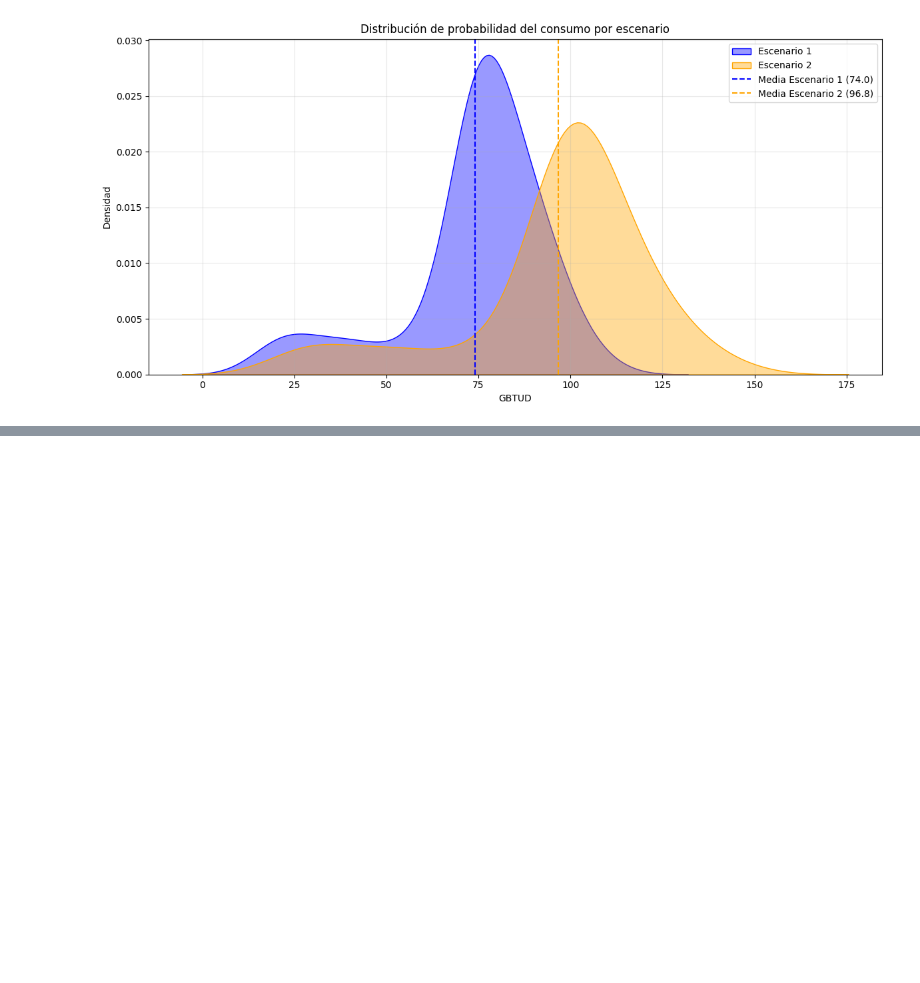
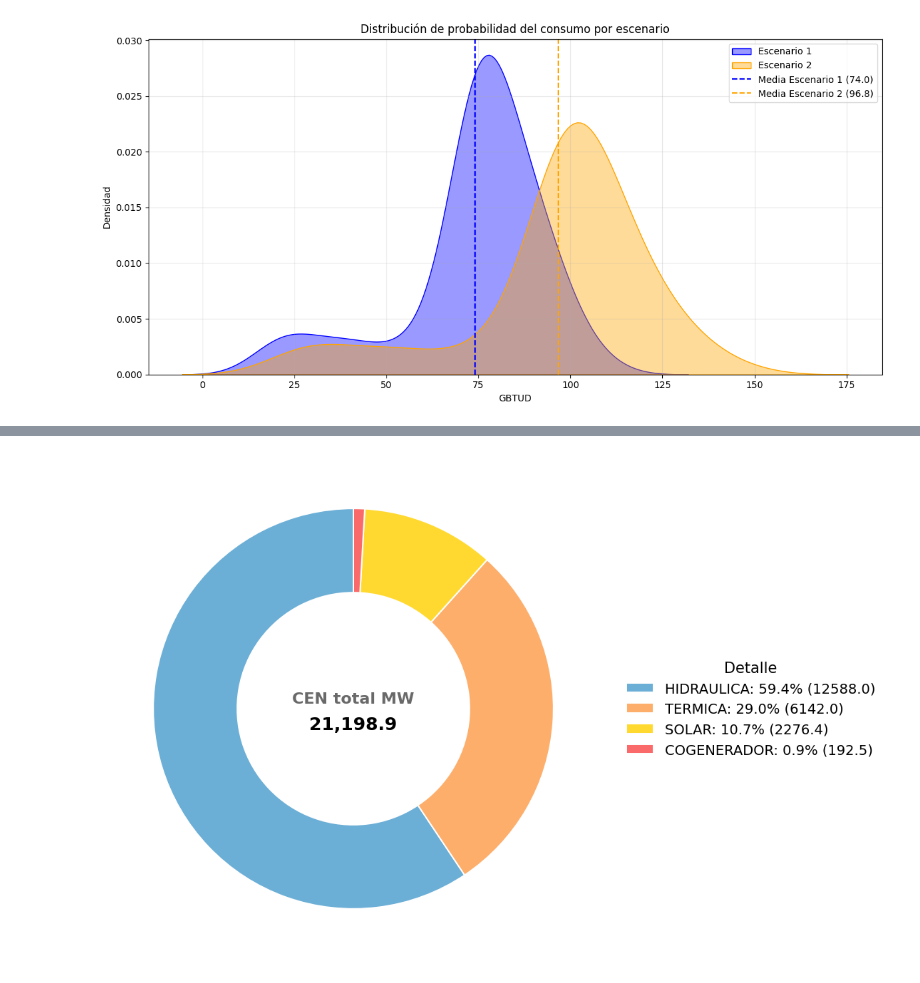
Before and after one commit to EdwarARL23/ScriptsPython, a Jupyter notebook: Graficas.ipynb, the cells around one changed output, grey strips where cells are left out. Saved outputs shown, nothing was run; the diff lists cells and outputs as text; code cells hidden in the pictures; blank space fills up the shorter version.

```diff
--- a/Graficas.ipynb
+++ b/Graficas.ipynb
@@ -71,0 +142,19 @@ plt.show()
+# %%
+import pandas as pd
+import matplotlib.pyplot as plt
+
+df = df_Rec_CEN.copy()
+
+# Limpieza básica
+for c in ["planta", "tipo", "tipo_despacho", "estado"]:
+    df[c] = df[c].astype(str).str.strip()
+
+df["CEN"] = pd.to_numeric(df["CEN"], errors="coerce")
+df = df.dropna(subset=["CEN"])
+
+# (Opcional) normaliza mayúsculas si vienen mezcladas
+df["tipo"] = df["tipo"].str.upper()
+df["tipo_despacho"] = df["tipo_despacho"].str.upper()
+df["estado"] = df["estado"].str.upper()
+
+df.head()
@@ -71,0 +170,65 @@ plt.show()
+# %%
+import matplotlib.pyplot as plt
+import matplotlib as mpl
+
+mpl.rcParams.update({
+    "font.size": 16,
+    "font.family": "sans-serif",
+    "axes.titlesize": 22,
+    "axes.titleweight": "bold"
+})
+
+cen_por_tipo = (
+    df.groupby("tipo", as_index=False)["CEN"].sum().round(1)
+      .sort_values("CEN", ascending=False)
+)
+
+cen_total = cen_por_tipo["CEN"].sum().round(1)
+
+color_map = {
+    "HIDRAULICA": "#6BAED6",
+    "TERMICA":    "#FDAE6B",
+    "SOLAR":      "#FFD92F",
+    "COGENERADOR":"#FB6A6A"
+}
+colors = [color_map.get(t, "#CCCCCC") for t in cen_por_tipo["tipo"]]
+
+vals = cen_por_tipo["CEN"].values
+labels = cen_por_tipo["tipo"].values
+pcts = 100 * vals / vals.sum()
+
+# Leyenda enriquecida
+legend_labels = [f"{lab}: {pct:.1f}% ({val:.1f})" for lab, pct, val in zip(labels, pcts, vals)]
+
+fig, ax = plt.subplots(figsize=(10.5, 7.5))
+
+wedges, _ = ax.pie(
+    vals,
+    colors=colors,
+    startangle=90,
+    labels=None,                 # SIN labels alrededor
+    wedgeprops=dict(width=0.42, edgecolor="white", linewidth=1.4)  # donut
+)
+
+# Total al centro
+ax.text(0, 0.05, "CEN total MW", ha="center", va="center", fontsize=16, color="dimgray", fontweight="bold")
+ax.text(0, -0.08, f"{cen_total:,.1f}", ha="center", va="center", fontsize=18, fontweight="bold")
+
+# ax.set_title("Participación de CEN por tipo de recurso", pad=18)
+# ax.axis("equal")
+
+# Leyenda a la derecha
+ax.legend(
+    wedges, legend_labels,
+    title="Detalle",
+    loc="center left",
+    bbox_to_anchor=(1.02, 0.5),
+    frameon=False,
+    fontsize=14,
+    title_fontsize=15
+)
+
+plt.tight_layout()
+plt.show()
+# %% [output]
+[figure, added]
```
Also changed, not shown: parts of 20 cells of this notebook, 26 other files.
